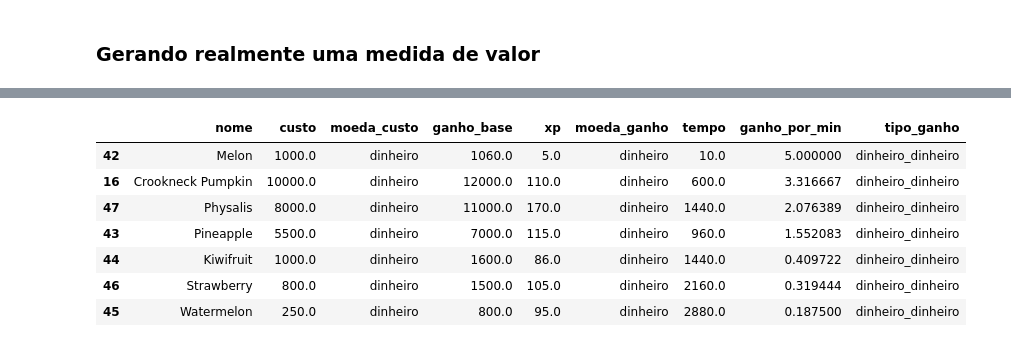
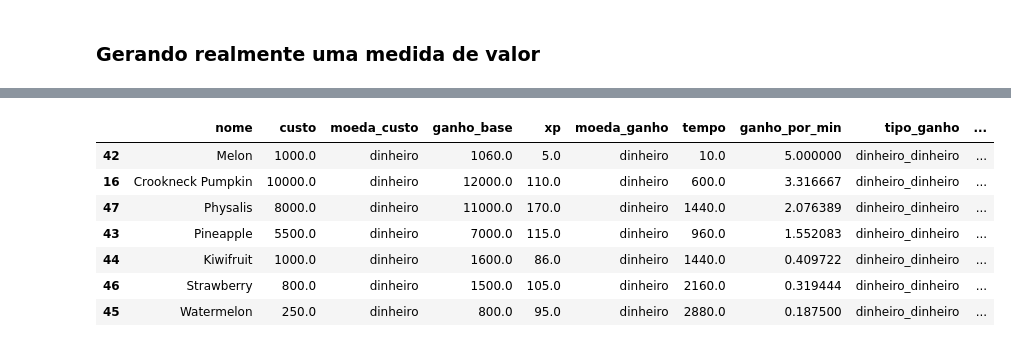
Before and after one commit to lucasHashi/maximizacao-de-utilidade-farm-together, a Jupyter notebook: Calculando_medidas.ipynb, the cells around one changed output, grey strips where cells are left out. Drawn from its saved outputs; the diff is of its cells as text; code cells hidden in the pictures.

```diff
--- a/Calculando_medidas.ipynb
+++ b/Calculando_medidas.ipynb
@@ -92,5 +92,8 @@ df_crops.loc[(df_crops['moeda_custo'] == df_crops['moeda_ganho']) & (df_crops['m
 
 df_crops['ganho_por_min'] = 0
 df_crops.loc[((df_crops['tipo_ganho'] == 'dinheiro_dinheiro') | (df_crops['tipo_ganho'] == 'diamante_diamante')), 'ganho_por_min'] = (df_crops['ganho_base'] - (df_crops['custo'] + CUSTO_BASE_CROPS))/df_crops['tempo']
-df_crops[['nome', 'custo', 'moeda_custo', 'ganho_base', 'xp', 'moeda_ganho', 'tempo', 'ganho_por_min', 'tipo_ganho']].sort_values('ganho_por_min', ascending=False)
+
+df_crops['xp_por_min'] = 0
+df_crops['xp_por_min'] = df_crops['xp']/df_crops['tempo']
+df_crops[['nome', 'custo', 'moeda_custo', 'ganho_base', 'xp', 'moeda_ganho', 'tempo', 'ganho_por_min', 'tipo_ganho', 'xp_por_min']].sort_values('xp_por_min', ascending=False)[:10]
 # %% [output]
@@ -110,13 +111,13 @@ df_crops[['nome', 'custo', 'moeda_custo', 'ganho_base', 'xp', 'moeda_ganho', 'te
 # %%
 group_recurso = df_crops.groupby('tipo_recurso')
 df_fruits = group_recurso.get_group('Fruits')
-df_fruits[['nome', 'custo', 'moeda_custo', 'ganho_base', 'xp', 'moeda_ganho', 'tempo', 'ganho_por_min', 'tipo_ganho']].sort_values('ganho_por_min', ascending=False)
+df_fruits[['nome', 'custo', 'moeda_custo', 'ganho_base', 'xp', 'moeda_ganho', 'tempo', 'ganho_por_min', 'tipo_ganho', 'xp_por_min']].sort_values('ganho_por_min', ascending=False)
 # %% [output]
-|  | nome | custo | moeda_custo | ganho_base | xp | moeda_ganho | tempo | ganho_por_min | tipo_ganho |
-| 42 | Melon | 1000.0 | dinheiro | 1060.0 | 5.0 | dinheiro | 10.0 | 5.000000 | dinheiro_dinheiro |
-| 16 | Crookneck Pumpkin | 10000.0 | dinheiro | 12000.0 | 110.0 | dinheiro | 600.0 | 3.316667 | dinheiro_dinheiro |
-| 47 | Physalis | 8000.0 | dinheiro | 11000.0 | 170.0 | dinheiro | 1440.0 | 2.076389 | dinheiro_dinheiro |
-| 43 | Pineapple | 5500.0 | dinheiro | 7000.0 | 115.0 | dinheiro | 960.0 | 1.552083 | dinheiro_dinheiro |
-| 44 | Kiwifruit | 1000.0 | dinheiro | 1600.0 | 86.0 | dinheiro | 1440.0 | 0.409722 | dinheiro_dinheiro |
-| 46 | Strawberry | 800.0 | dinheiro | 1500.0 | 105.0 | dinheiro | 2160.0 | 0.319444 | dinheiro_dinheiro |
-| 45 | Watermelon | 250.0 | dinheiro | 800.0 | 95.0 | dinheiro | 2880.0 | 0.187500 | dinheiro_dinheiro |
+|  | nome | custo | moeda_custo | ganho_base | xp | moeda_ganho | tempo | ganho_por_min | tipo_ganho | ... |
+| 42 | Melon | 1000.0 | dinheiro | 1060.0 | 5.0 | dinheiro | 10.0 | 5.000000 | dinheiro_dinheiro | ... |
+| 16 | Crookneck Pumpkin | 10000.0 | dinheiro | 12000.0 | 110.0 | dinheiro | 600.0 | 3.316667 | dinheiro_dinheiro | ... |
+| 47 | Physalis | 8000.0 | dinheiro | 11000.0 | 170.0 | dinheiro | 1440.0 | 2.076389 | dinheiro_dinheiro | ... |
+| 43 | Pineapple | 5500.0 | dinheiro | 7000.0 | 115.0 | dinheiro | 960.0 | 1.552083 | dinheiro_dinheiro | ... |
+| 44 | Kiwifruit | 1000.0 | dinheiro | 1600.0 | 86.0 | dinheiro | 1440.0 | 0.409722 | dinheiro_dinheiro | ... |
+| 46 | Strawberry | 800.0 | dinheiro | 1500.0 | 105.0 | dinheiro | 2160.0 | 0.319444 | dinheiro_dinheiro | ... |
+| 45 | Watermelon | 250.0 | dinheiro | 800.0 | 95.0 | dinheiro | 2880.0 | 0.187500 | dinheiro_dinheiro | ... |
```
Also changed, not shown: parts of 10 cells of this notebook, 5 other files.
